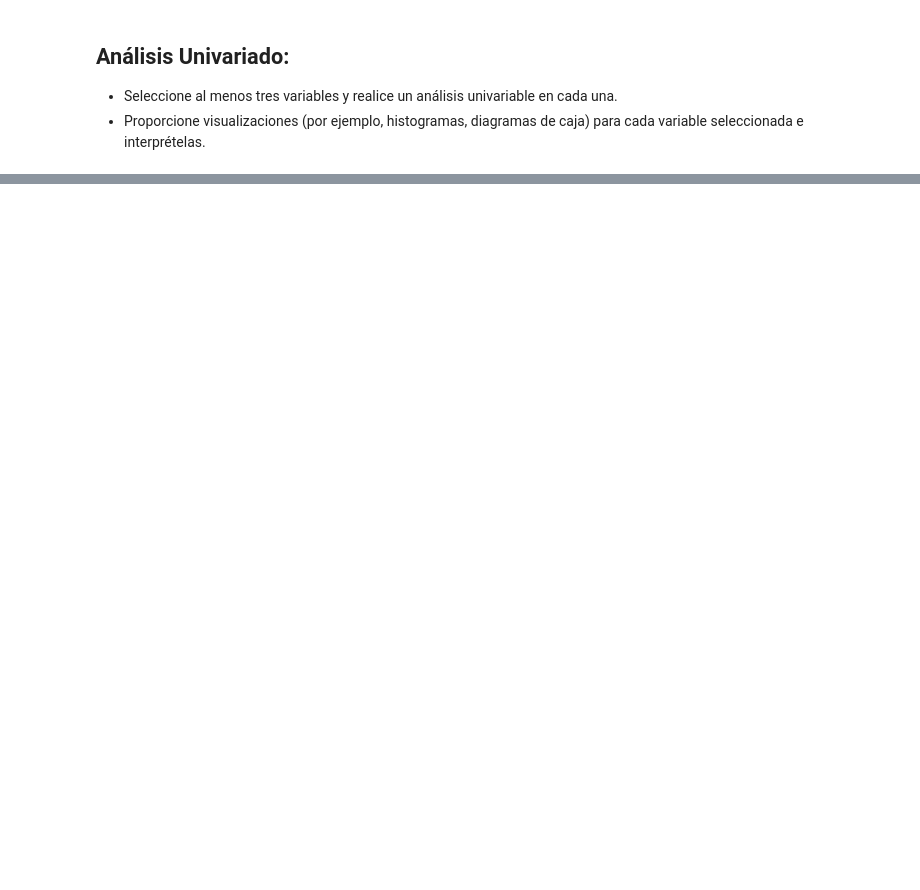
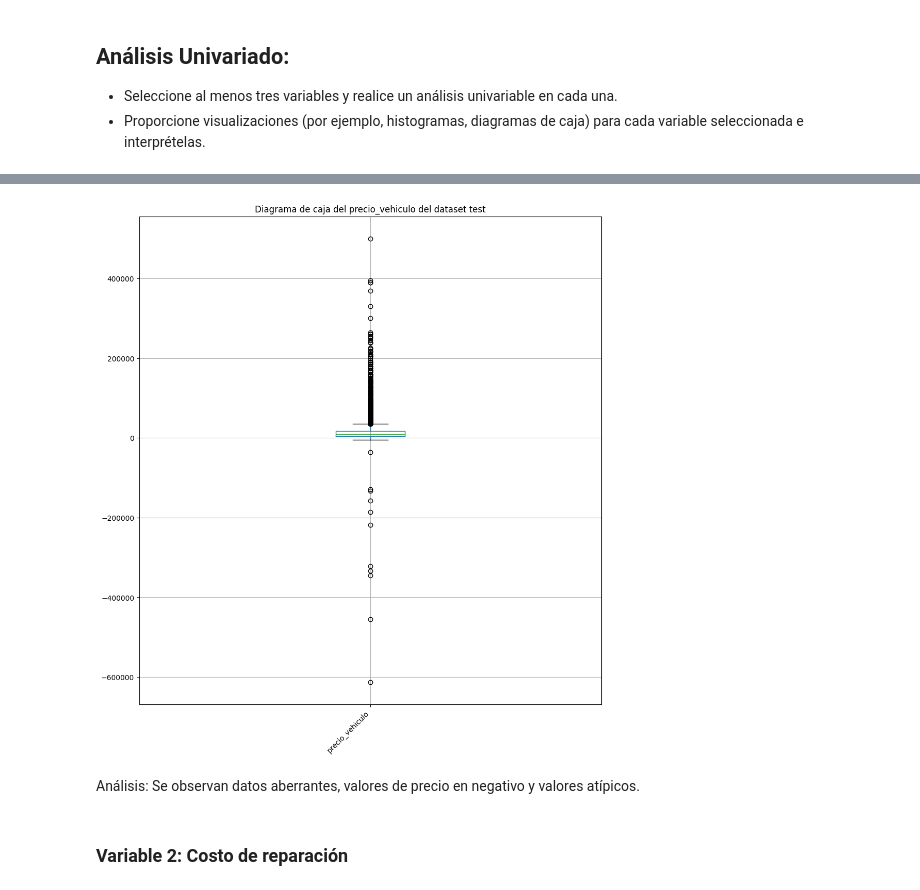
Before and after one commit to WSmithDR/machine-learning-project, a Jupyter notebook: 1. Analisis univariado.ipynb, the cells around one changed output, grey strips where cells are left out. Saved outputs shown, nothing was run; the diff lists cells and outputs as text; code cells hidden in the pictures; blank space fills up the shorter version.

```diff
--- a/1. Analisis univariado.ipynb
+++ b/1. Analisis univariado.ipynb
@@ -88,0 +50,12 @@ dtype: float64
+# %%
+df_test[[variable_analisis]].boxplot(figsize=(10, 10))
+plt.tight_layout()
+plt.title(f'Diagrama de caja del {variable_analisis} del dataset test')
+plt.xticks(rotation=45, ha='right')
+plt.show()
+# %% [output]
+[figure, added]
+# %% [markdown]
+Análisis: Se observan datos aberrantes, valores de precio en negativo y valores atípicos.
+# %% [markdown]
+### Variable 2: Costo de reparación
```
Also changed, not shown: parts of 33 cells of this notebook.
